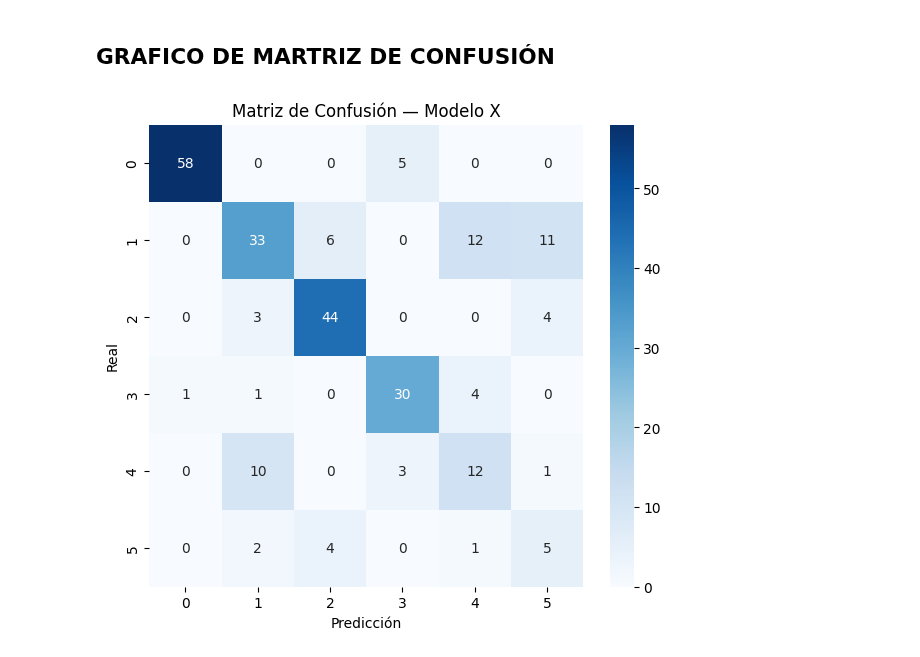
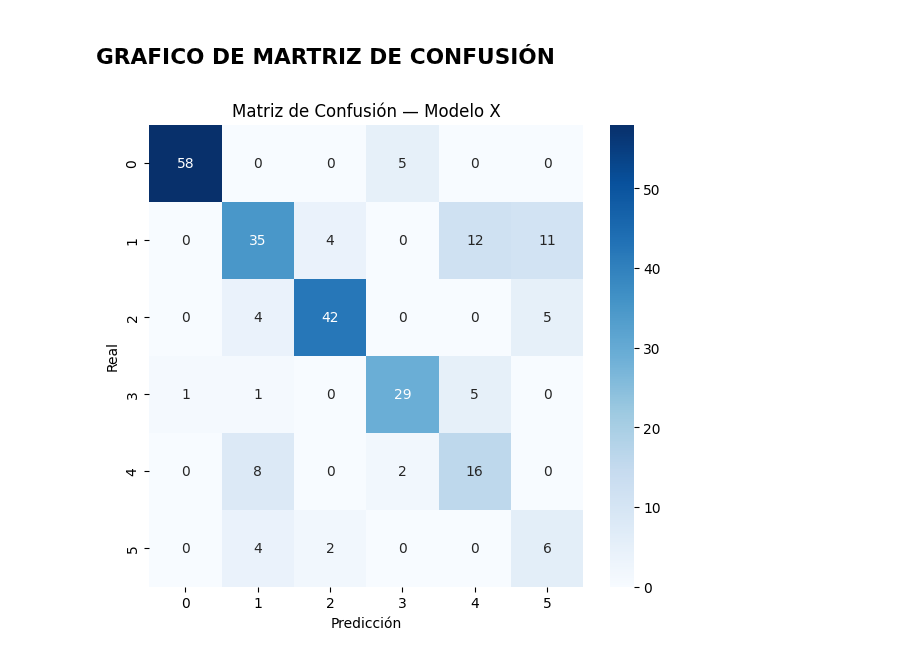
Before and after one commit to VivianaPM/DL-VisNIR-QualityClassifier, a Jupyter notebook: Mushroom/modelMushroom.ipynb, the cells around one changed output. Saved outputs shown, nothing was run; the diff lists cells and outputs as text; code cells hidden in the pictures.

```diff
--- a/Mushroom/modelMushroom.ipynb
+++ b/Mushroom/modelMushroom.ipynb
@@ -821,18 +901,18 @@ Graficas para el A2
 # %%
 from sklearn.metrics import confusion_matrix
 import seaborn as sns
 import matplotlib.pyplot as plt
 import pandas as pd
 
-df = pd.read_csv("confusion_Modelo_A2.csv")
+df = pd.read_csv("confusion_Modelo_PA_M.csv")
 
 cm = confusion_matrix(df['y_true'], df['y_pred'])
 
 plt.figure(figsize=(7,6))
 sns.heatmap(cm, annot=True, fmt='d', cmap='Blues')
 plt.title("Matriz de Confusión — Modelo X")
 plt.xlabel("Predicción")
 plt.ylabel("Real")
 plt.show()
 # %% [output]
-[figure, old version]
+[figure, new version]
```
Also changed, not shown: parts of 8 cells of this notebook.
